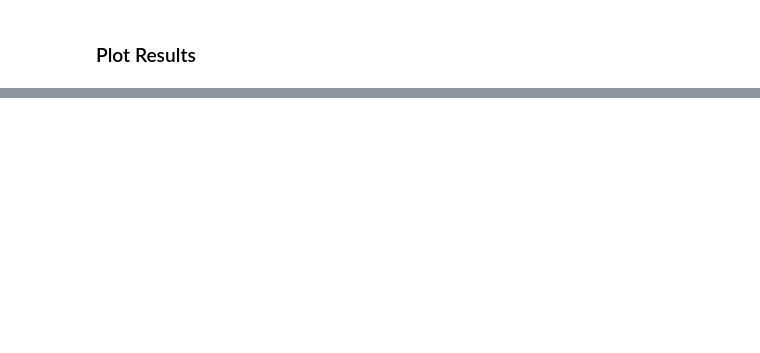
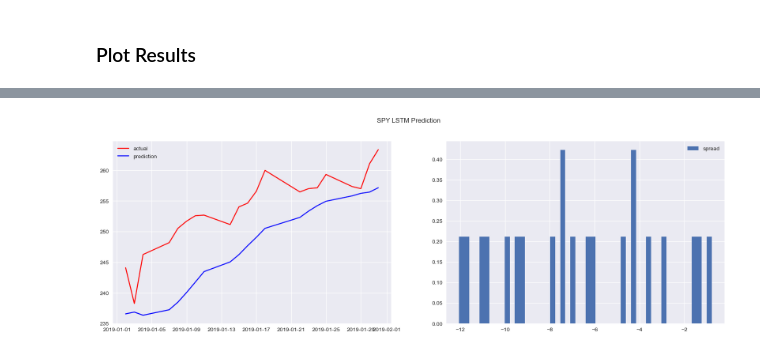
Before and after one commit to eightsmile/cqf, a Jupyter notebook: PythonLab/Lab13_ApplicationofNeuralNetworksusing TensorFlow&Keras/tensorflow.ipynb, the cells around one changed output, grey strips where cells are left out. Cells and saved outputs as stored; diff of their text form; code cells hidden in the pictures; blank space fills up the shorter version.

```diff
--- a/PythonLab/Lab13_ApplicationofNeuralNetworksusing TensorFlow&Keras/tensorflow.ipynb
+++ b/PythonLab/Lab13_ApplicationofNeuralNetworksusing TensorFlow&Keras/tensorflow.ipynb
@@ -457,0 +468,13 @@ plt.suptitle('SPY LSTM Prediction');
+# %%
+fig, ax = plt.subplots(nrows=1, ncols=2, figsize=(20,6))
+
+ax[0].plot(df.actual['2019-01'], color='red', label='actual')
+ax[0].plot(df.prediction['2019-01'], color='blue', label='prediction')
+ax[1].hist(df.spread['2019-01'], bins=50, density=True, label='spread')
+
+ax[0].legend()
+ax[1].legend()
+
+plt.suptitle('SPY LSTM Prediction');
+# %% [output]
+[figure, added]
```
Also changed, not shown: parts of 17 cells of this notebook, 13 other files.
